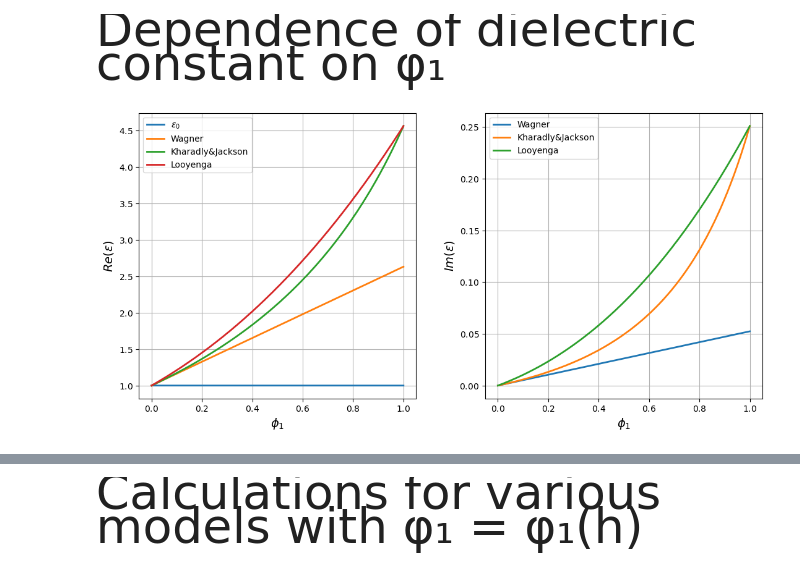
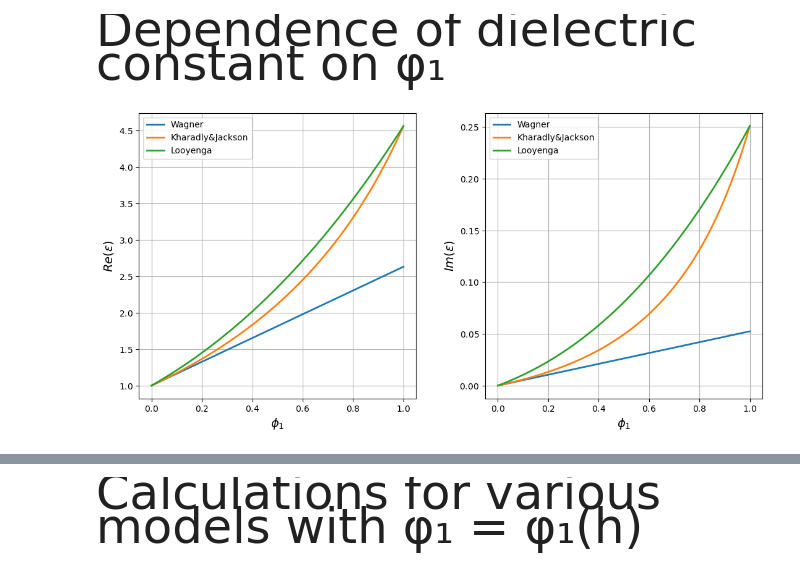
Before and after one commit to Margo-10/pe_radiowaves, a Jupyter notebook: pe_radiowaves.ipynb, the cells around one changed output, grey strips where cells are left out. Cells and saved outputs as stored; diff of their text form; code cells hidden in the pictures.

```diff
--- a/pe_radiowaves.ipynb
+++ b/pe_radiowaves.ipynb
@@ -59,29 +59,29 @@ for i in range(H_max*coeff+1):
 # %%
 fig, axs = plt.subplots(1, 2, figsize=(13, 6), gridspec_kw={'wspace': 0.25})
 
-axs[0].plot(phi_1_arr, eps_0, label='$ε_0$', linewidth='2')
+# axs[0].plot(phi_1_arr, eps_0, label='$ε_0$', linewidth='2')
 axs[0].plot(phi_1_arr, eps_w_real, label='Wagner', linewidth='2')
 axs[0].plot(phi_1_arr, eps_kj_real, label='Kharadly&Jackson', linewidth='2')
 axs[0].plot(phi_1_arr, eps_l_real, label='Looyenga', linewidth='2')
 axs[0].set_ylabel('$Re(ε)$', fontsize=14)
 axs[0].set_xlabel('$\phi_1$', fontsize=14) #, labelpad=18)
 # axs[0].set_title('Стандартная рефракция без пыли')
 axs[0].ticklabel_format(style='scientific', axis='Both', useMathText=True, useOffset=False)
 axs[0].grid(True)
 axs[0].legend()
 
 axs[1].plot(phi_1_arr, eps_w_complex, label='Wagner', linewidth='2')
 axs[1].plot(phi_1_arr, eps_kj_complex, label='Kharadly&Jackson', linewidth='2')
 axs[1].plot(phi_1_arr, eps_l_complex, label='Looyenga', linewidth='2')
 axs[1].set_xlabel('$\phi_1$', fontsize=14) #, labelpad=18)
 axs[1].set_ylabel('$Im(ε)$', fontsize=14)
 # axs[1].set_title()
 axs[1].ticklabel_format(style='scientific', axis='Both', useMathText=True, useOffset=False)
 axs[1].grid(True)
 axs[1].legend()
 
 
 plt.show()
 # %% [output]
-[figure, old version]
+[figure, new version]
 # %%
```
Also changed, not shown: parts of 12 cells of this notebook.
